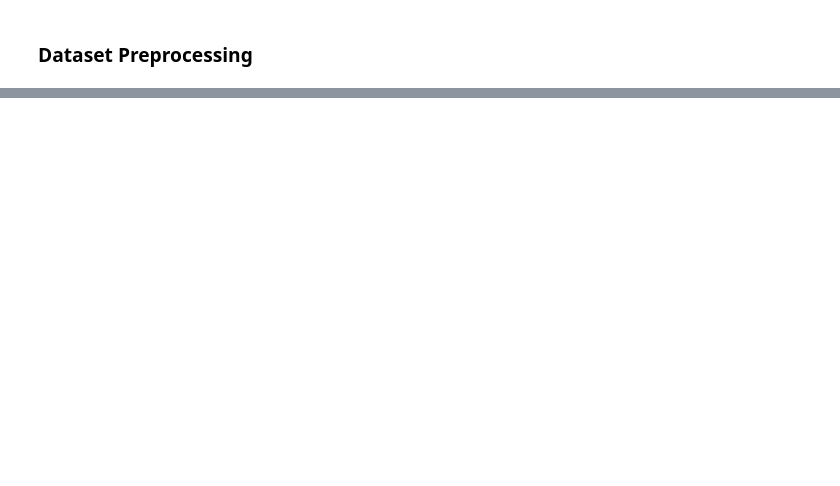
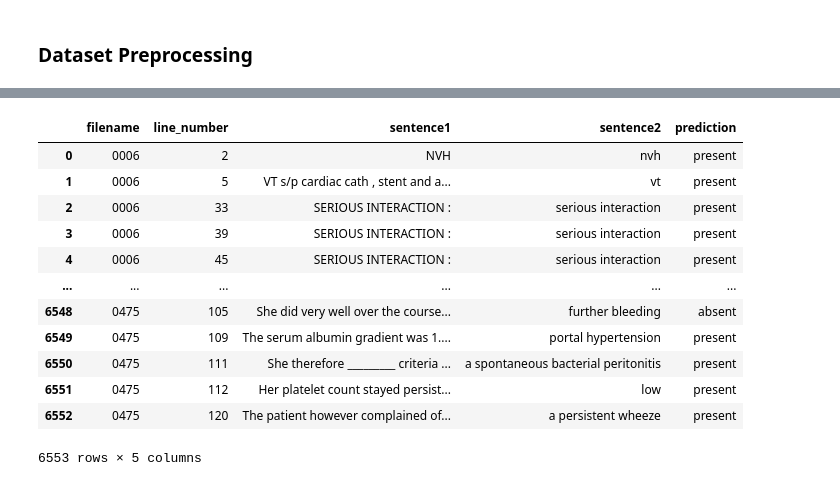
Before and after one commit to Mustapha-AJEGHRIR/medical_txt_parser, a Jupyter notebook: src/notebooks/assertions_clf/ast_clf_scibert.ipynb, the cells around one changed output, grey strips where cells are left out. Cells and saved outputs as stored; diff of their text form; code cells hidden in the pictures; blank space fills up the shorter version.

```diff
--- a/src/notebooks/assertions_clf/ast_clf_scibert.ipynb
+++ b/src/notebooks/assertions_clf/ast_clf_scibert.ipynb
@@ -636,0 +377,2 @@ Treatments: ['novolog ( insulin aspart )']
+# %%
+train_result = trainer.train()
@@ -636,0 +569,17 @@ Treatments: ['novolog ( insulin aspart )']
+# %%
+df["prediction"] = [label2ast[label] for label in predictions]
+df
+# %% [output]
+|  | filename | line_number | sentence1 | sentence2 | prediction |
+| 0 | 0006 | 2 | NVH | nvh | present |
+| 1 | 0006 | 5 | VT s/p cardiac cath , stent and a... | vt | present |
+| 2 | 0006 | 33 | SERIOUS INTERACTION : | serious interaction | present |
+| 3 | 0006 | 39 | SERIOUS INTERACTION : | serious interaction | present |
+| 4 | 0006 | 45 | SERIOUS INTERACTION : | serious interaction | present |
+| ... | ... | ... | ... | ... | ... |
+| 6548 | 0475 | 105 | She did very well over the course... | further bleeding | absent |
+| 6549 | 0475 | 109 | The serum albumin gradient was 1.... | portal hypertension | present |
+| 6550 | 0475 | 111 | She therefore _________ criteria ... | a spontaneous bacterial peritonitis | present |
+| 6551 | 0475 | 112 | Her platelet count stayed persist... | low | present |
+| 6552 | 0475 | 120 | The patient however complained of... | a persistent wheeze | present |
+6553 rows × 5 columns
```
Also changed, not shown: parts of 64 cells of this notebook.
